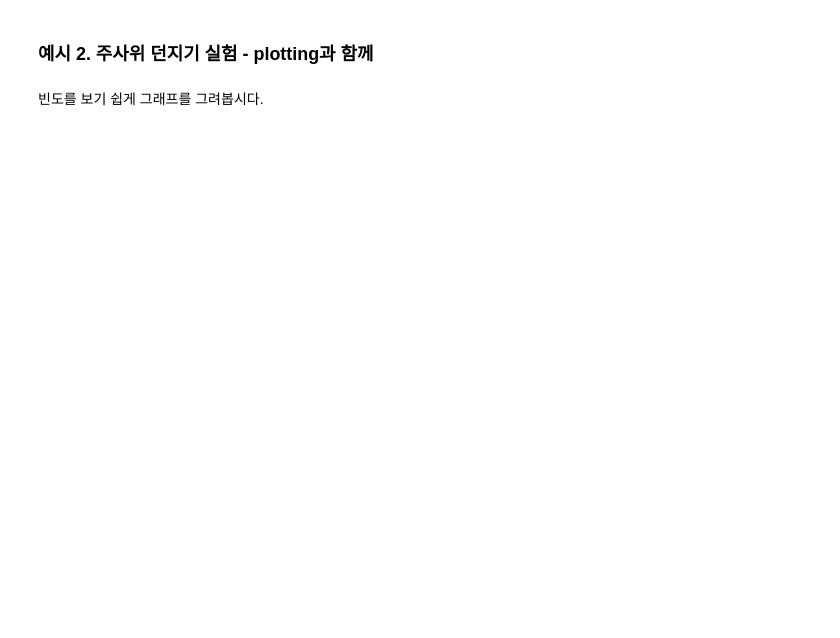
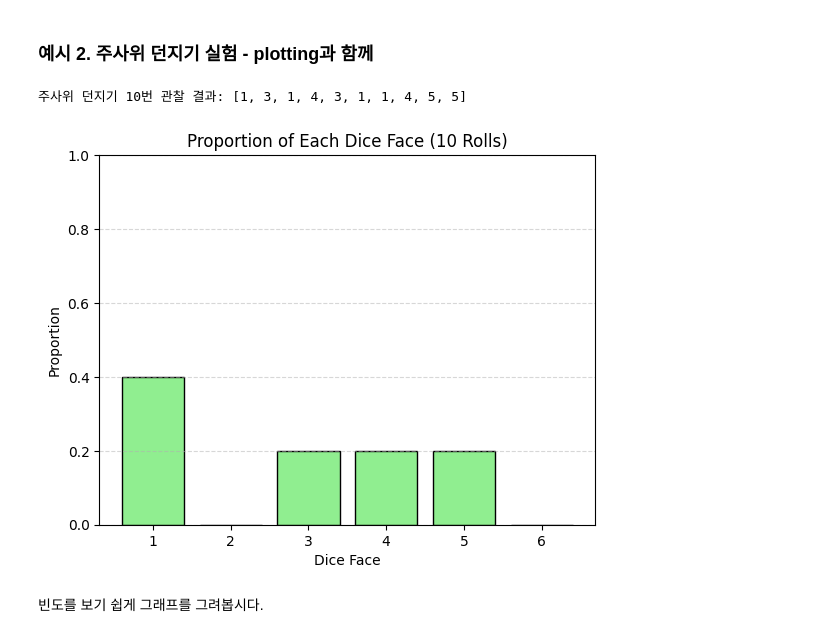
Before and after one commit to 201524495/201524495, a Jupyter notebook: Practice_1_250707_lecture.ipynb, the cells around one changed output. Cells and saved outputs as stored; diff of their text form; code cells hidden in the pictures; blank space fills up the shorter version.

```diff
--- a/Practice_1_250707_lecture.ipynb
+++ b/Practice_1_250707_lecture.ipynb
@@ -127,3 +142,27 @@ plt.show()
+# %%
+# TODO: code
+
+# 주사위 10번 던지기
+random.seed(123)
+results = [random.choice([1, 2, 3, 4, 5, 6]) for _ in range(10)]
+print("주사위 던지기 10번 관찰 결과:", results)
+
+# 각 눈이 나온 횟수 계산
+counts = [results.count(i) for i in range(1, 7)]
+faces = [1, 2, 3, 4, 5, 6]
+proportions = [c / len(results) for c in counts]
+
+# 막대 그래프 그리기
+plt.bar(faces, proportions, color='lightgreen', edgecolor='black')
+plt.xlabel("Dice Face")
+plt.ylabel("Proportion")
+plt.title("Proportion of Each Dice Face (10 Rolls)")
+plt.ylim(0, 1)
+plt.grid(axis='y', linestyle='--', alpha=0.5)
+plt.show()
+# %% [output]
+주사위 던지기 10번 관찰 결과: [1, 3, 1, 4, 3, 1, 1, 4, 5, 5]
+[figure, added]
 # %% [markdown]
 빈도를 보기 쉽게 그래프를 그려봅시다.
 # %%
```
Also changed, not shown: parts of 33 cells of this notebook.
